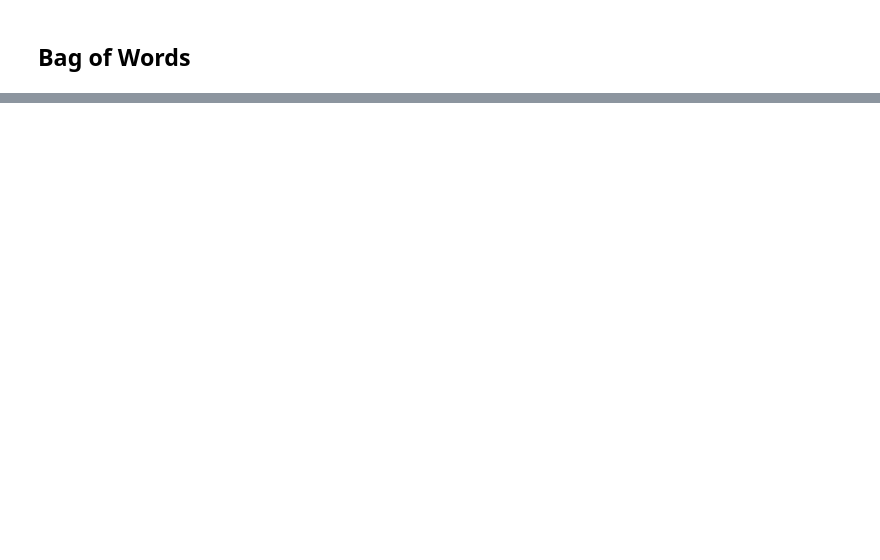
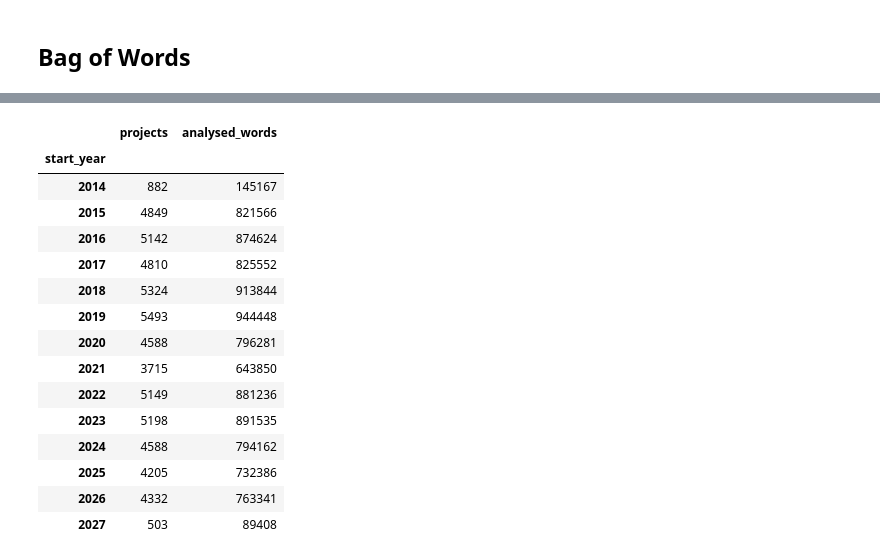
Before and after one commit to kimwilmink/Discourse_Analysis_EU_Budget_Strategy, a Jupyter notebook: bow_and_bertopic.ipynb, the cells around one changed output, grey strips where cells are left out. Drawn from its saved outputs; the diff is of its cells as text; code cells hidden in the pictures; blank space fills up the shorter version.

```diff
--- a/bow_and_bertopic.ipynb
+++ b/bow_and_bertopic.ipynb
@@ -52,2 +55,15 @@ with open("data/corpus.json", encoding="utf-8") as file:
 # %% [markdown]
 ## Bag of Words
+# %%
+lemmatizer = WordNetLemmatizer()
+
+def lemmatize_text(text):
+    tokens = word_tokenize(text.lower())
+    return " ".join(
+        lemmatizer.lemmatize(token)
+        for token in tokens
+        if token.isalpha()
+    )
+
+# Apply before fitting the vectorizers
+lemmatized_corpus = [lemmatize_text(doc) for doc in corpus]
@@ -53,0 +150,37 @@ with open("data/corpus.json", encoding="utf-8") as file:
+# %%
+# Aggregate term counts and denominators by year.
+terms = list(term_to_narrative)
+annual_counts = term_counts.groupby("start_year")[terms].sum()
+annual_tokens = term_counts.groupby("start_year")["token_count"].sum()
+annual_projects = data.groupby("start_year").size()
+
+# Occurrences per 10,000 words.
+annual_frequency = annual_counts.div(annual_tokens, axis=0) * 10_000
+
+# Avoid drawing conclusions from years represented by only a handful of projects.
+MIN_PROJECTS_PER_YEAR = 100
+included_years = annual_projects[annual_projects >= MIN_PROJECTS_PER_YEAR].index
+annual_frequency = annual_frequency.loc[included_years]
+
+year_summary = pd.DataFrame({
+    "projects": annual_projects.loc[included_years],
+    "analysed_words": annual_tokens.loc[included_years],
+})
+display(year_summary)
+# %% [output]
+|  | projects | analysed_words |
+| start_year |  |  |
+| 2014 | 882 | 145167 |
+| 2015 | 4849 | 821566 |
+| 2016 | 5142 | 874624 |
+| 2017 | 4810 | 825552 |
+| 2018 | 5324 | 913844 |
+| 2019 | 5493 | 944448 |
+| 2020 | 4588 | 796281 |
+| 2021 | 3715 | 643850 |
+| 2022 | 5149 | 881236 |
+| 2023 | 5198 | 891535 |
+| 2024 | 4588 | 794162 |
+| 2025 | 4205 | 732386 |
+| 2026 | 4332 | 763341 |
+| 2027 | 503 | 89408 |
```
Also changed, not shown: parts of 10 cells of this notebook, 3 other files.
